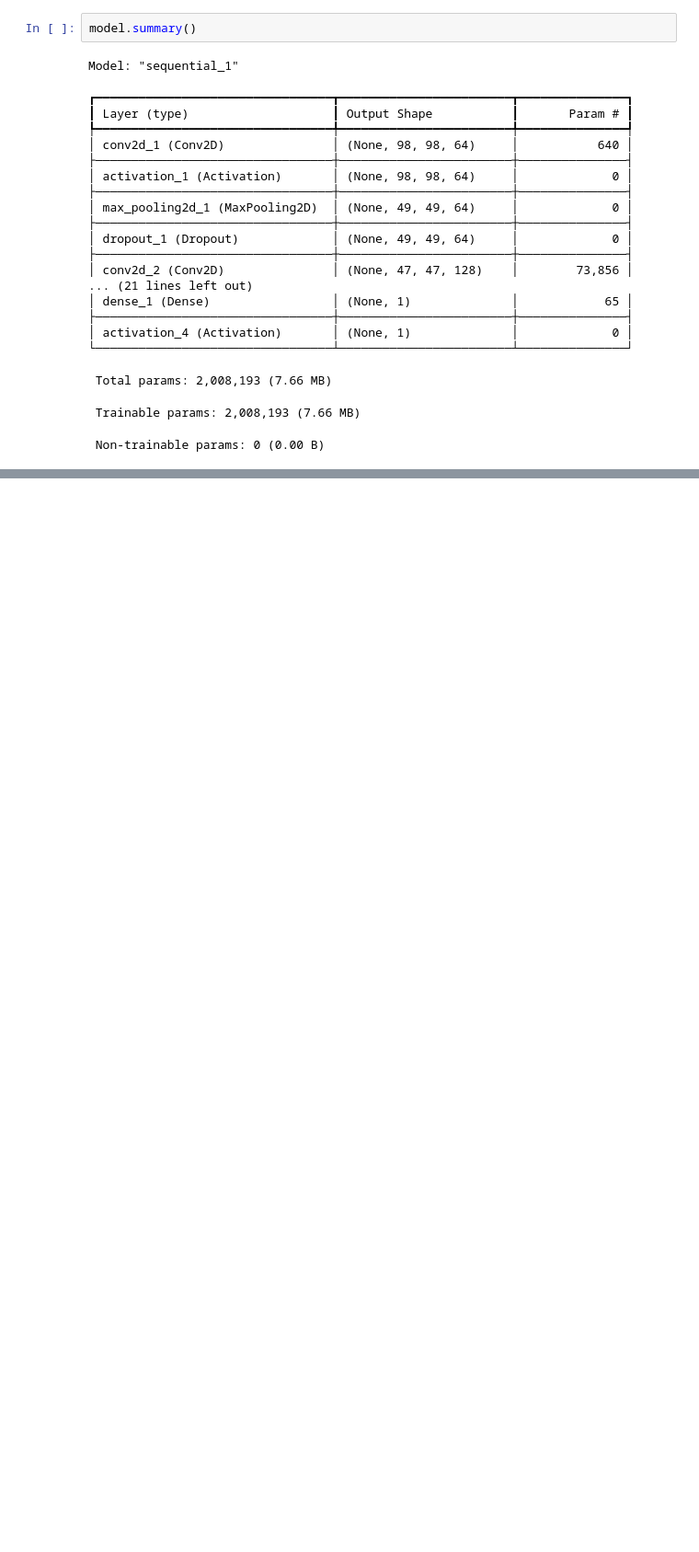
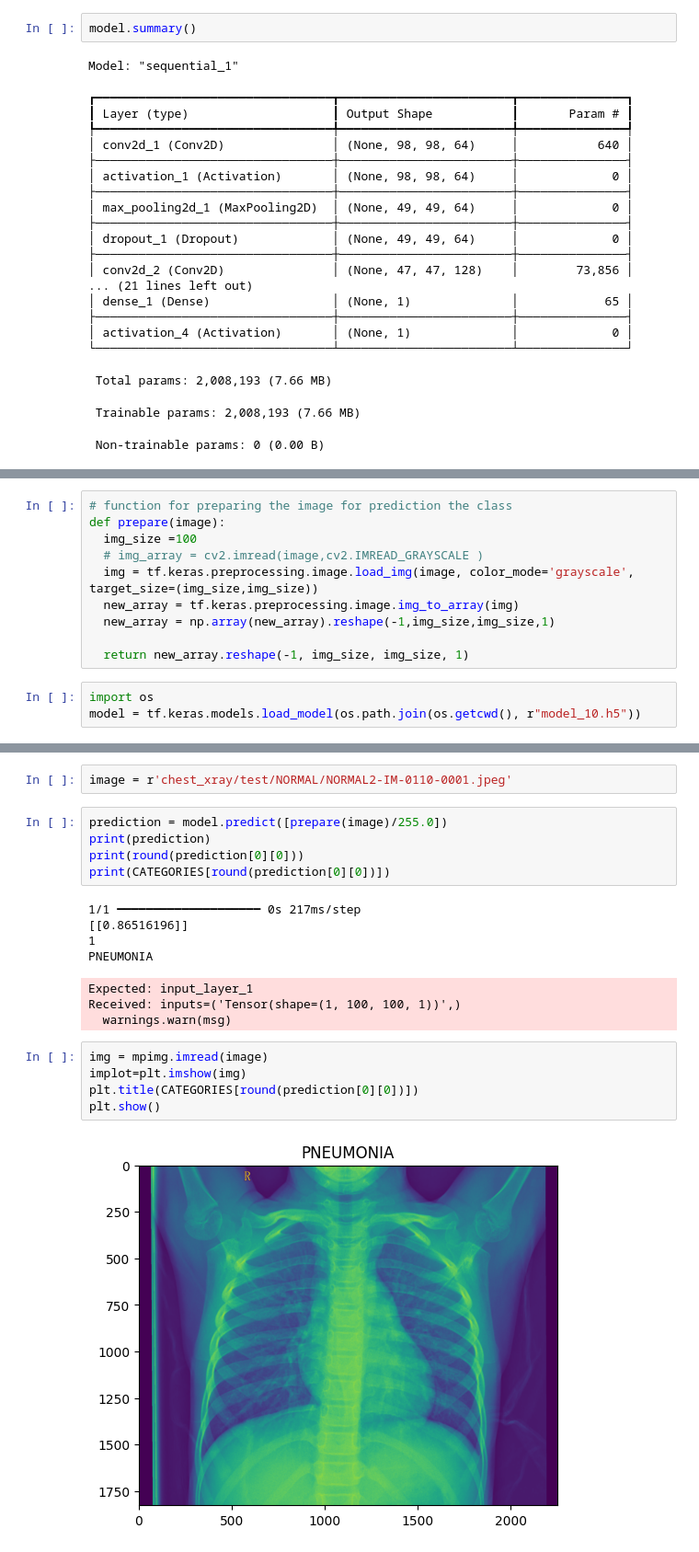
Before and after one commit to suyash01-ggv/xray_image_classification, a Jupyter notebook: xray_image_classification.ipynb, the cells around one changed output, grey strips where cells are left out. Shown at 92% size. Saved outputs shown, nothing was run; the diff lists cells and outputs as text; blank space fills up the shorter version.

```diff
--- a/xray_image_classification.ipynb
+++ b/xray_image_classification.ipynb
@@ -305,0 +350,13 @@ Model: "sequential_1"
+# %%
+# function for preparing the image for prediction the class
+def prepare(image):
+  img_size =100
+  # img_array = cv2.imread(image,cv2.IMREAD_GRAYSCALE )
+  img = tf.keras.preprocessing.image.load_img(image, color_mode='grayscale', target_size=(img_size,img_size))
+  new_array = tf.keras.preprocessing.image.img_to_array(img)
+  new_array = np.array(new_array).reshape(-1,img_size,img_size,1)
+
+  return new_array.reshape(-1, img_size, img_size, 1)
+# %%
+import os
+model = tf.keras.models.load_model(os.path.join(os.getcwd(), r"model_10.h5"))
@@ -305,0 +365,22 @@ Model: "sequential_1"
+# %%
+image = r'chest_xray/test/NORMAL/NORMAL2-IM-0110-0001.jpeg'
+# %%
+prediction = model.predict([prepare(image)/255.0])
+print(prediction)
+print(round(prediction[0][0]))
+print(CATEGORIES[round(prediction[0][0])])
+# %% [output]
+1/1 ━━━━━━━━━━━━━━━━━━━━ 0s 217ms/step
+[[0.86516196]]
+1
+PNEUMONIA
+Expected: input_layer_1
+Received: inputs=('Tensor(shape=(1, 100, 100, 1))',)
+  warnings.warn(msg)
+# %%
+img = mpimg.imread(image)
+implot=plt.imshow(img)
+plt.title(CATEGORIES[round(prediction[0][0])])
+plt.show()
+# %% [output]
+[figure, added]
```
Also changed, not shown: parts of 6 cells of this notebook.
